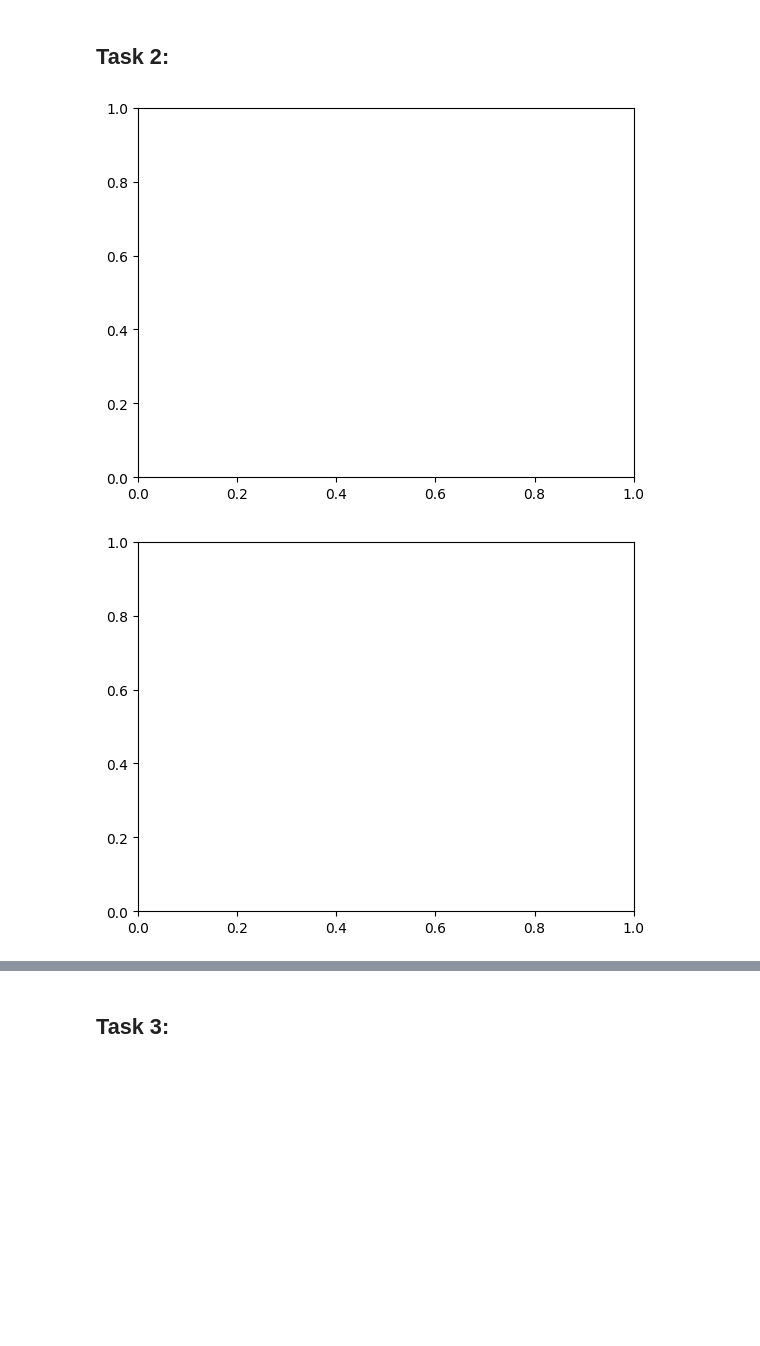
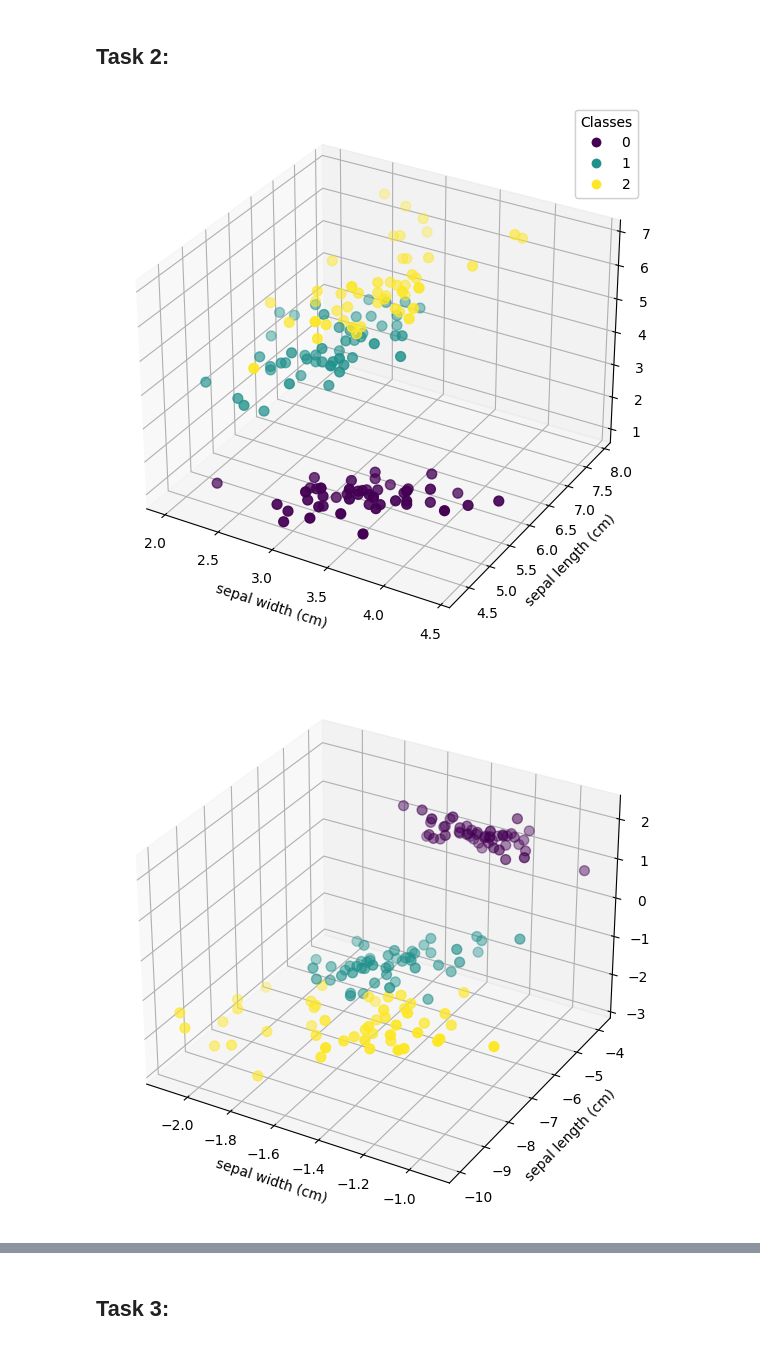
Before and after one commit to Makarasaki/ML_lab, a Jupyter notebook: lab_3/lab_3.ipynb, the cells around one changed output, grey strips where cells are left out. Cells and saved outputs as stored; diff of their text form; code cells hidden in the pictures; blank space fills up the shorter version.

```diff
--- a/lab_3/lab_3.ipynb
+++ b/lab_3/lab_3.ipynb
@@ -208,30 +208,23 @@ iris = datasets.load_iris()
 X = iris.data
 y = iris.target
 
-# Visualising the original data (first three features)
 
-fig = plt.figure(1)
-plt.clf()
-ax = Axes3D(fig, rect=[0, 0, .95, 1], elev=48, azim=134)
+# Visualize the data using the first three features
+fig = plt.figure(figsize=(10, 7))
+ax = fig.add_subplot(111, projection='3d')
 
-plt.cla()
+# Scatter plot
+scatter = ax.scatter(X[:, 1], X[:, 0], X[:, 2], c=y, cmap='viridis', s=50)
 
-for name, label in [('Setosa', 0), ('Versicolour', 1), ('Virginica', 2)]:
-    ax.text3D(X[y == label, 0].mean(),
-            1.1*X[y == label, 1].mean(),
-            X[y == label, 2].mean(), name,
-            horizontalalignment='center',
-            bbox=dict(alpha=.5, edgecolor='w', facecolor='w'))
+# Labeling
+ax.set_xlabel(iris.feature_names[1])
+ax.set_ylabel(iris.feature_names[0])
+ax.set_zlabel(iris.feature_names[2])
 
-# Reorder the labels to have colors matching the cluster results
-y = np.choose(y, [1, 2, 0]).astype(float)
-ax.scatter(X[:, 0], X[:, 1], X[:, 2], c=y, cmap=plt.cm.Set1,
-        edgecolor='k')
+legend1 = ax.legend(*scatter.legend_elements(), title="Classes")
 
-ax.xaxis.set_ticklabels([])
-ax.yaxis.set_ticklabels([])
-ax.zaxis.set_ticklabels([])
-
+# Add legend with specified class names
+ax.add_artist(legend1)
 plt.show()
 
 
@@ -284,53 +277,43 @@ new_space = X.dot(P)
 if k == 3:
     y = iris.target
 
-    fig = plt.figure(2)
-    plt.clf()
-    ax = Axes3D(fig, rect=[0, 0, .95, 1], elev=48, azim=134)
+    fig = plt.figure(figsize=(10, 7))
+    ax = fig.add_subplot(111, projection='3d')
 
-    plt.cla()
+    # Scatter plot
+    ax.scatter(new_space[:, 1], new_space[:, 0], new_space[:, 2], c=y, cmap='viridis', s=50)
 
-    for name, label in [('Setosa', 0), ('Versicolor', 1), ('Virginica', 2)]:
-        ax.text3D(new_space[y == label, 0].mean(),
-                1.1*new_space[y == label, 1].mean(),
-                new_space[y == label, 2].mean(), name,
-                horizontalalignment='center',
-                bbox=dict(alpha=.5, edgecolor='w', facecolor='w'))
-
-    # Reorder the labels to have colors matching the cluster results
-    y = np.choose(y, [1, 2, 0]).astype(float)
-
-    ax.scatter(new_space[:, 0], new_space[:, 1], new_space[:, 2], c=y, cmap=plt.cm.Set1,
-            edgecolor='k')
-
-    ax.xaxis.set_ticklabels([])
-    ax.yaxis.set_ticklabels([])
-    ax.zaxis.set_ticklabels([])
+    # Labeling
+    ax.set_xlabel(iris.feature_names[1])
+    ax.set_ylabel(iris.feature_names[0])
+    ax.set_zlabel(iris.feature_names[2])
 
     plt.show()
+
+
 elif k==2:
     y = iris.target
 
     fig, ax = plt.subplots()
 
     # plt.clf()
     # plt.cla()
 
     for name, label in [('Setosa', 0), ('Versicolor', 1), ('Virginica', 2)]:
         ax.text(new_space[y == label, 0].mean(),
                 1.3*new_space[y == label, 1].mean(),
                 name,
                 horizontalalignment='center',
                 bbox=dict(alpha=.5, edgecolor='w', facecolor='w'))
 
     y = np.choose(y, [1, 2, 0]).astype(float)
 
     ax.scatter(new_space[:, 0], new_space[:, 1], c=y, cmap=plt.cm.Set1,
             edgecolor='k')
 
     ax.xaxis.set_ticklabels([])
     ax.yaxis.set_ticklabels([])
     plt.show()
 # %% [output]
-[figure, old version]
+[figure, new version]
-[figure, old version]
+[figure, new version]
```
Also changed, not shown: parts of 21 cells of this notebook, 2 other files.
